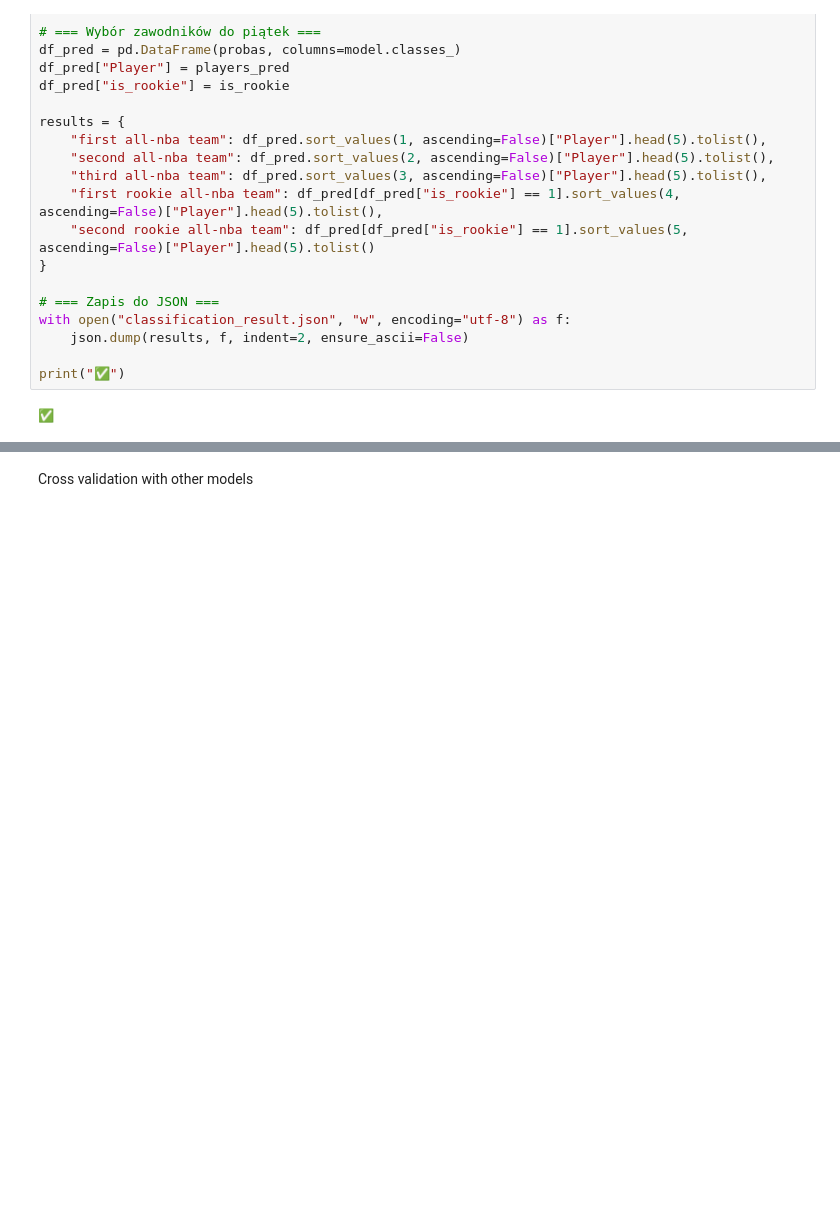
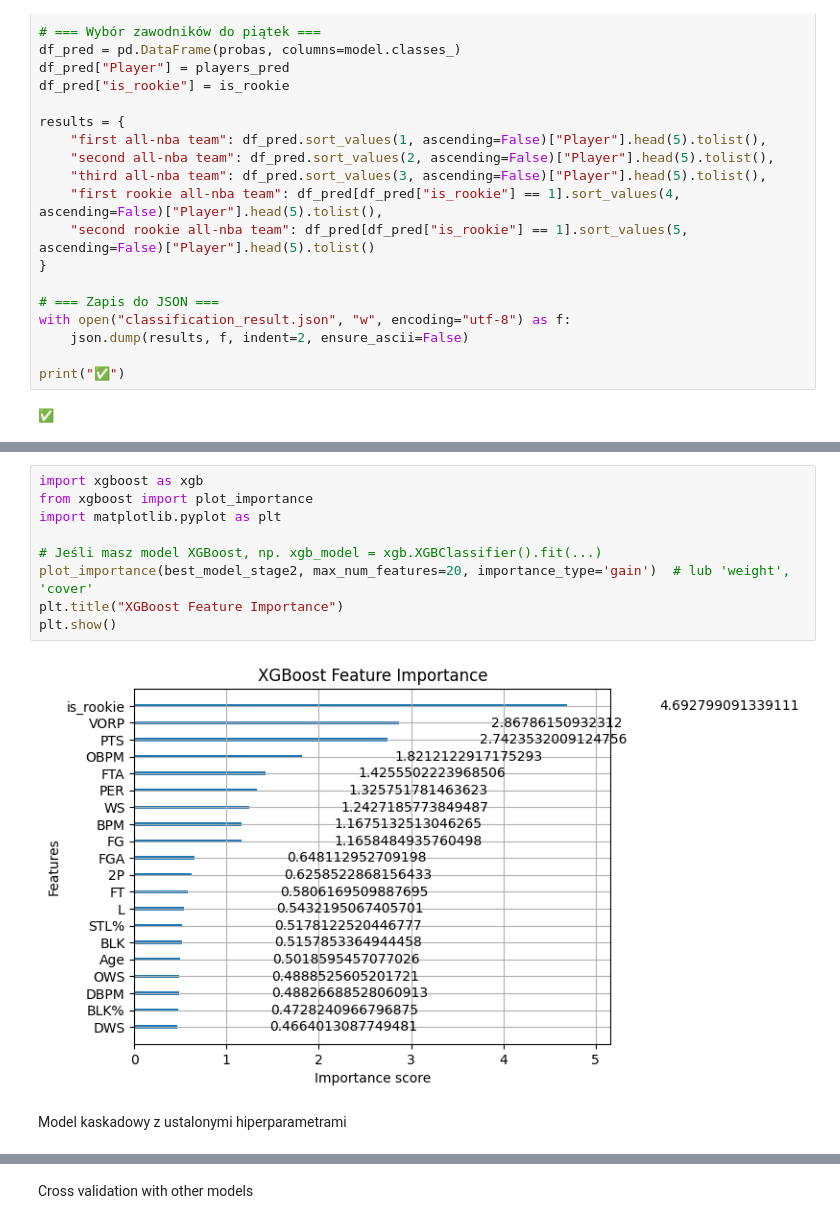
Before and after one commit to Mateo755/PROJECT-NBA_Awards_Prediction, a Jupyter notebook: model_creation.ipynb, the cells around one changed output, grey strips where cells are left out. Cells and saved outputs as stored; diff of their text form; blank space fills up the shorter version.

```diff
--- a/model_creation.ipynb
+++ b/model_creation.ipynb
@@ -339,0 +450,13 @@ INNY Model
+# %%
+import xgboost as xgb
+from xgboost import plot_importance
+import matplotlib.pyplot as plt
+
+# Jeśli masz model XGBoost, np. xgb_model = xgb.XGBClassifier().fit(...)
+plot_importance(best_model_stage2, max_num_features=20, importance_type='gain')  # lub 'weight', 'cover'
+plt.title("XGBoost Feature Importance")
+plt.show()
+# %% [output]
+[figure, added]
+# %% [markdown]
+Model kaskadowy z ustalonymi hiperparametrami
```
Also changed, not shown: parts of 21 cells of this notebook.
